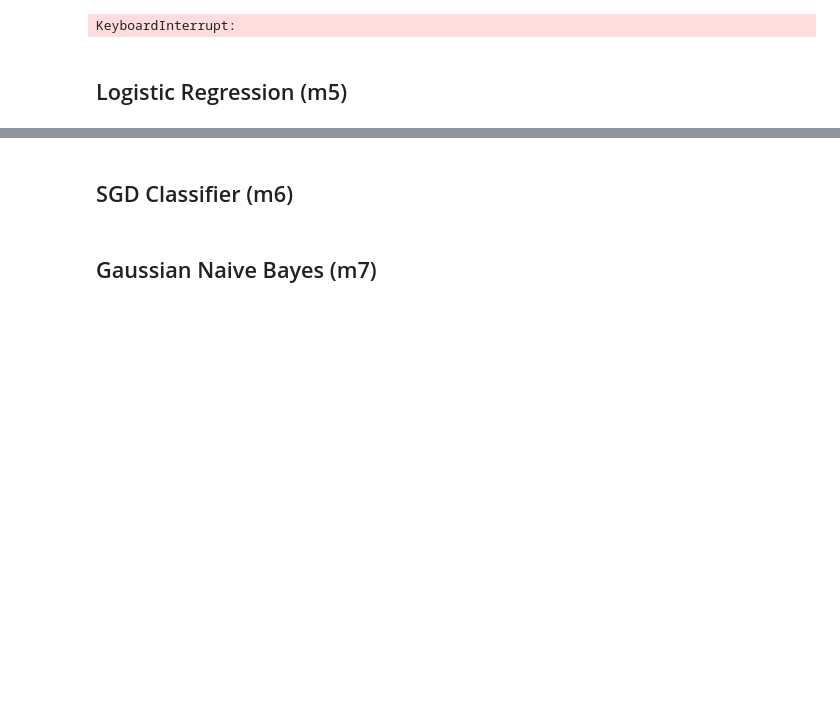
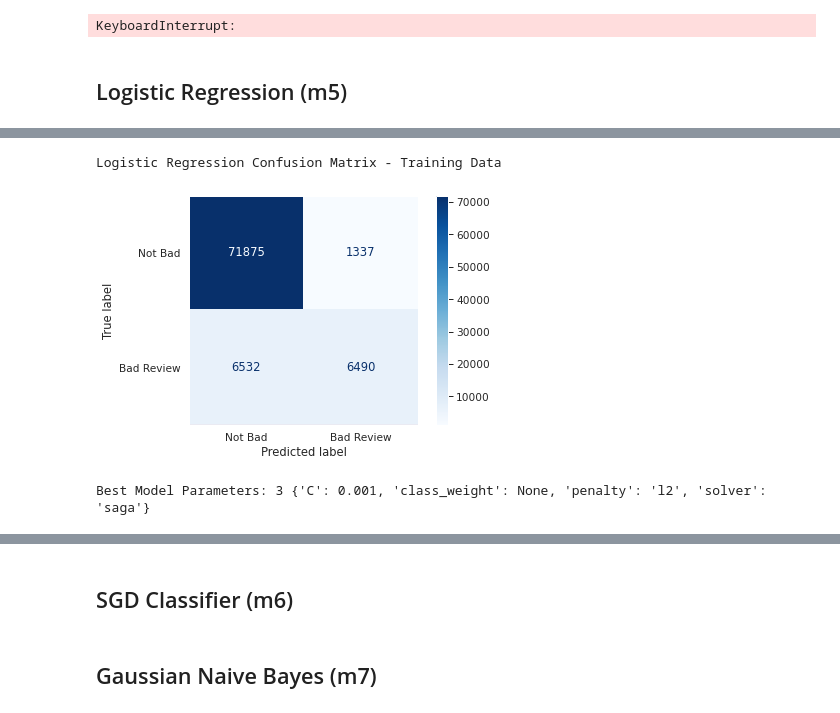
Before and after one commit to cutterback/p05-olist-customer-rating-prediction, a Jupyter notebook: Olist_Customer_Rating_Model.ipynb, the cells around one changed output, grey strips where cells are left out. Drawn from its saved outputs; the diff is of its cells as text; code cells hidden in the pictures; blank space fills up the shorter version.

Commit message:
Revising Logistic Regression model

```diff
--- a/Olist_Customer_Rating_Model.ipynb
+++ b/Olist_Customer_Rating_Model.ipynb
@@ -766,3 +768,9 @@ merged = pd.concat([merged, state_dummies, dow_dummies], axis=1)
+# %%
+# assign bins to hour of day
+merged['tod_morning'] = merged['order_hour_of_day'].apply(lambda x: 1 if 6 <= x <= 11 else 0)
+merged['tod_afternoon'] = merged['order_hour_of_day'].apply(lambda x: 1 if 12 <= x <= 17 else 0)
+merged['tod_evening'] = merged['order_hour_of_day'].apply(lambda x: 1 if 18 <= x <= 23 else 0)
+merged['tod_overnight'] = merged['order_hour_of_day'].apply(lambda x: 1 if 0 <= x <= 5 else 0)
 # %% [markdown]
 ### Drop Staging DF
 # %%
@@ -1520,8 +1528,8 @@ plot_pr_vs_dt(p4, r4, thresholds4, 'Gradient Boost')
 model_lr = LogisticRegression(random_state=SEED, n_jobs=jobs)
 # %%
 # define the grid for Logistic Regression
-grid_params_lr = [{'penalty': ['l1', 'l2'],
-                   'C': [0.001, 0.01, 0.1, 1],
+grid_params_lr = [{'penalty': ['l2'],
+                   'C': [0.001, 0.01, 0.1, 1, 10, 1e10],
                    'class_weight' : ['balanced', None],
                    'solver' : ['liblinear', 'saga']
                   }]
@@ -1530,5 +1538,5 @@ grid_params_lr = [{'penalty': ['l1', 'l2'],
 gs_lr = instantiate_grid(model_lr, grid_params_lr)
 # %%
 # execute the Logistic Regression gridsearchCV on training data
-gs_lr.fit(X_train_scaled, y_train)
+gs_lr.fit(X_train_scaled_m5, y_train)
 # %% [output]
@@ -1559,6 +1568,10 @@ Fitting 5 folds for each of 32 candidates, totalling 160 fits
 # %%
 # print confusion matrix (train) for best model
 best_model_lr = gs_lr.best_estimator_
 print('Logistic Regression Confusion Matrix - Training Data')
-display_confusion(best_model_lr, X_train, y_train, labels=['Not Bad', 'Bad Review'])
+display_confusion(best_model_lr, X_train_scaled_m5, y_train, labels=['Not Bad', 'Bad Review'])
 print(f'Best Model Parameters: {gs_lr.best_index_} {gs_lr.best_params_}')
+# %% [output]
+Logistic Regression Confusion Matrix - Training Data
+[figure, added]
+Best Model Parameters: 3 {'C': 0.001, 'class_weight': None, 'penalty': 'l2', 'solver': 'saga'}
```
Also changed, not shown: parts of 18 cells of this notebook.
